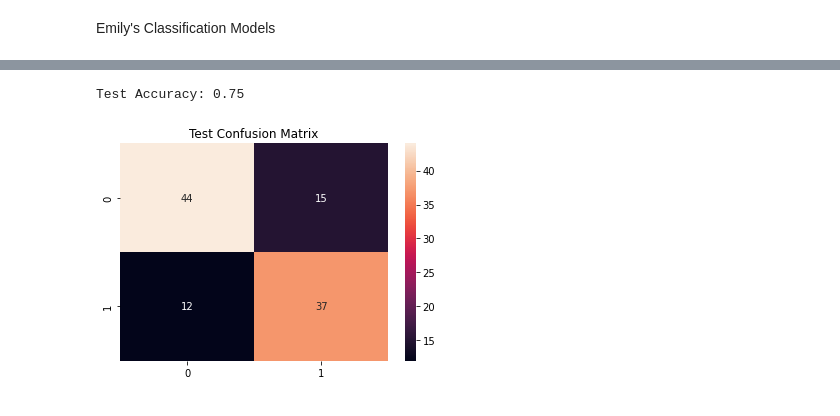
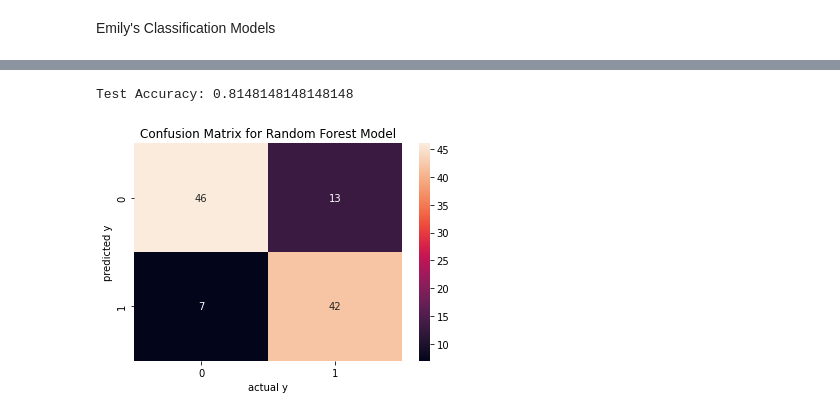
Before and after one commit to emmim25/Group08_Project, a Jupyter notebook: BMEN415_Group8_Final_Project_Models.ipynb, the cells around one changed output, grey strips where cells are left out. Drawn from its saved outputs; the diff is of its cells as text; code cells hidden in the pictures.

```diff
--- a/BMEN415_Group8_Final_Project_Models.ipynb
+++ b/BMEN415_Group8_Final_Project_Models.ipynb
@@ -73,20 +73,19 @@ Emily's Regression Models
 #Bayesian Ridge Regression Model
 from sklearn.linear_model import BayesianRidge
 
-BR = BayesianRidge(n_iter=50, verbose=True)
-
-BR.fit(x_train, y_train)
+BR=BayesianRidge(n_iter=200)
+BR.fit(x_train,y_train)
 
 y_predict_test = BR.predict(x_test)
 
 accuracy_BR_test = r2_score(y_test, y_predict_test)
-print("Testing Accuracy for Bayesian Ridge Regression Model: ", accuracy_BR_test)
+print("Test Accuracy for Bayesian Ridge Model: ", accuracy_BR_test)
 
-RMSE_BR_test = sqrt(mean_squared_error(y_test, y_predict_test))
+RMSE_BR_test = sqrt(mean_squared_error(y_test,y_predict_test))
 print("RMSE for Testing Data: ", RMSE_BR_test)
 
 sns.scatterplot(y_test, y_predict_test)
-plt.title("Bayesian Ridge Regression Model")
 plt.xlabel('Actual')
 plt.ylabel('Predicted')
+plt.title("Bayesian Ridge Model")
 # %% [output]
@@ -211,22 +290,23 @@ Emily's Classification Models
 # %%
-#kNN Model
-from sklearn import neighbors
-from sklearn.metrics import confusion_matrix
+from sklearn.ensemble import RandomForestClassifier
 
-kNN = neighbors.KNeighborsClassifier(5, weights='uniform')
+forest = RandomForestClassifier(n_estimators = 1200, max_depth = 30)
 
-kNN.fit(x_train, y_train)
+forest.fit(x_train, y_train)
 
-y_predict_test = kNN.predict(x_test)
+y_predict_ens_test = forest.predict(x_test)
 
 actual_test = y_test
-predicted_test = y_predict_test
+predicted_test = y_predict_ens_test
+
 
 test_matrix = confusion_matrix(actual_test, predicted_test)
 sns.heatmap(test_matrix, annot=True)
-plt.title('Test Confusion Matrix')
-test_accuracy_kNN = (test_matrix[0,0]+test_matrix[1,1])/(test_matrix[0,0]+test_matrix[0,1]+test_matrix[1,0]+test_matrix[1,1])
-print('Test Accuracy:', test_accuracy_kNN)
+plt.xlabel('actual y')
+plt.ylabel('predicted y')
+plt.title("Confusion Matrix for Random Forest Model")
+test_accuracy_RF = (test_matrix[0,0]+test_matrix[1,1])/(test_matrix[0,0]+test_matrix[0,1]+test_matrix[1,0]+test_matrix[1,1])
+print('Test Accuracy:', test_accuracy_RF)
 # %% [output]
-Test Accuracy: 0.75
+Test Accuracy: 0.8148148148148148
-[figure, old version]
+[figure, new version]
```
Also changed, not shown: parts of 7 cells of this notebook.
